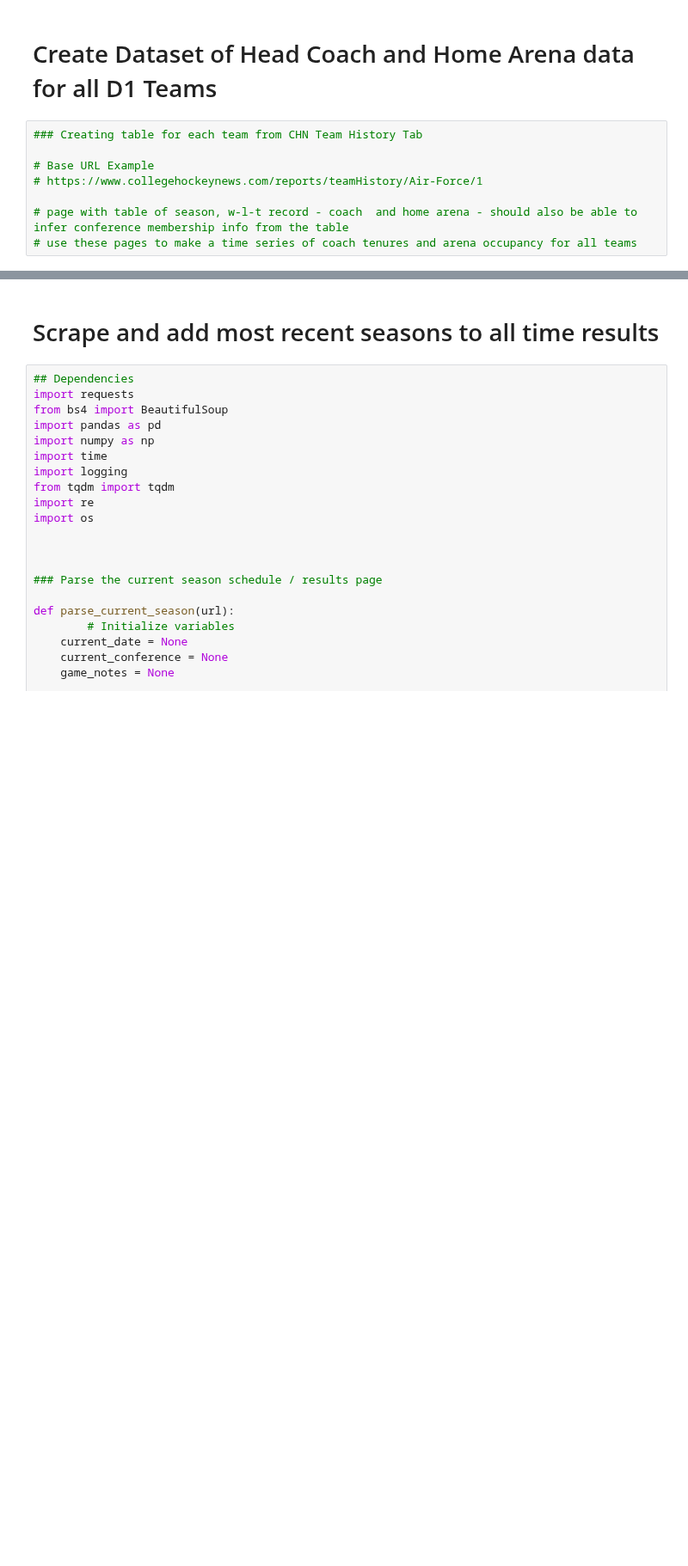
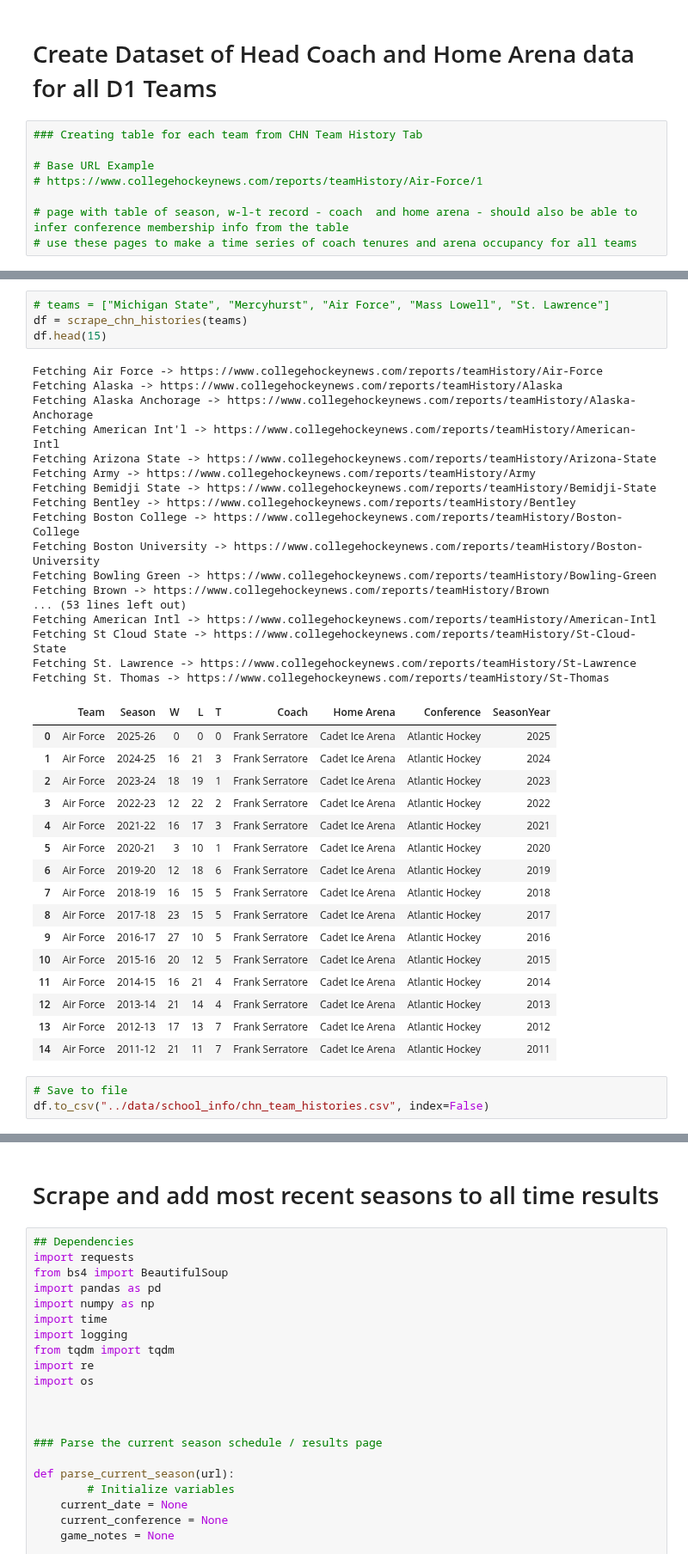
Before and after one commit to JSmith1826/college_hockey_2526, a Jupyter notebook: workbook/work1.ipynb, the cells around one changed output, grey strips where cells are left out. Shown at 86% size. Cells and saved outputs as stored; diff of their text form; blank space fills up the shorter version.

```diff
--- a/workbook/work1.ipynb
+++ b/workbook/work1.ipynb
@@ -10,0 +336,41 @@
+# %%
+# teams = ["Michigan State", "Mercyhurst", "Air Force", "Mass Lowell", "St. Lawrence"]
+df = scrape_chn_histories(teams)
+df.head(15)
+# %% [output]
+Fetching Air Force -> https://www.collegehockeynews.com/reports/teamHistory/Air-Force
+Fetching Alaska -> https://www.collegehockeynews.com/reports/teamHistory/Alaska
+Fetching Alaska Anchorage -> https://www.collegehockeynews.com/reports/teamHistory/Alaska-Anchorage
+Fetching American Int'l -> https://www.collegehockeynews.com/reports/teamHistory/American-Intl
+Fetching Arizona State -> https://www.collegehockeynews.com/reports/teamHistory/Arizona-State
+Fetching Army -> https://www.collegehockeynews.com/reports/teamHistory/Army
+Fetching Bemidji State -> https://www.collegehockeynews.com/reports/teamHistory/Bemidji-State
+Fetching Bentley -> https://www.collegehockeynews.com/reports/teamHistory/Bentley
+Fetching Boston College -> https://www.collegehockeynews.com/reports/teamHistory/Boston-College
+Fetching Boston University -> https://www.collegehockeynews.com/reports/teamHistory/Boston-University
+Fetching Bowling Green -> https://www.collegehockeynews.com/reports/teamHistory/Bowling-Green
+Fetching Brown -> https://www.collegehockeynews.com/reports/teamHistory/Brown
+... (53 lines left out)
+Fetching American Intl -> https://www.collegehockeynews.com/reports/teamHistory/American-Intl
+Fetching St Cloud State -> https://www.collegehockeynews.com/reports/teamHistory/St-Cloud-State
+Fetching St. Lawrence -> https://www.collegehockeynews.com/reports/teamHistory/St-Lawrence
+Fetching St. Thomas -> https://www.collegehockeynews.com/reports/teamHistory/St-Thomas
+|  | Team | Season | W | L | T | Coach | Home Arena | Conference | SeasonYear |
+| 0 | Air Force | 2025-26 | 0 | 0 | 0 | Frank Serratore | Cadet Ice Arena | Atlantic Hockey | 2025 |
+| 1 | Air Force | 2024-25 | 16 | 21 | 3 | Frank Serratore | Cadet Ice Arena | Atlantic Hockey | 2024 |
+| 2 | Air Force | 2023-24 | 18 | 19 | 1 | Frank Serratore | Cadet Ice Arena | Atlantic Hockey | 2023 |
+| 3 | Air Force | 2022-23 | 12 | 22 | 2 | Frank Serratore | Cadet Ice Arena | Atlantic Hockey | 2022 |
+| 4 | Air Force | 2021-22 | 16 | 17 | 3 | Frank Serratore | Cadet Ice Arena | Atlantic Hockey | 2021 |
+| 5 | Air Force | 2020-21 | 3 | 10 | 1 | Frank Serratore | Cadet Ice Arena | Atlantic Hockey | 2020 |
+| 6 | Air Force | 2019-20 | 12 | 18 | 6 | Frank Serratore | Cadet Ice Arena | Atlantic Hockey | 2019 |
+| 7 | Air Force | 2018-19 | 16 | 15 | 5 | Frank Serratore | Cadet Ice Arena | Atlantic Hockey | 2018 |
+| 8 | Air Force | 2017-18 | 23 | 15 | 5 | Frank Serratore | Cadet Ice Arena | Atlantic Hockey | 2017 |
+| 9 | Air Force | 2016-17 | 27 | 10 | 5 | Frank Serratore | Cadet Ice Arena | Atlantic Hockey | 2016 |
+| 10 | Air Force | 2015-16 | 20 | 12 | 5 | Frank Serratore | Cadet Ice Arena | Atlantic Hockey | 2015 |
+| 11 | Air Force | 2014-15 | 16 | 21 | 4 | Frank Serratore | Cadet Ice Arena | Atlantic Hockey | 2014 |
+| 12 | Air Force | 2013-14 | 21 | 14 | 4 | Frank Serratore | Cadet Ice Arena | Atlantic Hockey | 2013 |
+| 13 | Air Force | 2012-13 | 17 | 13 | 7 | Frank Serratore | Cadet Ice Arena | Atlantic Hockey | 2012 |
+| 14 | Air Force | 2011-12 | 21 | 11 | 7 | Frank Serratore | Cadet Ice Arena | Atlantic Hockey | 2011 |
+# %%
+# Save to file
+df.to_csv("../data/school_info/chn_team_histories.csv", index=False)
```
Also changed, not shown: parts of 13 cells of this notebook.
